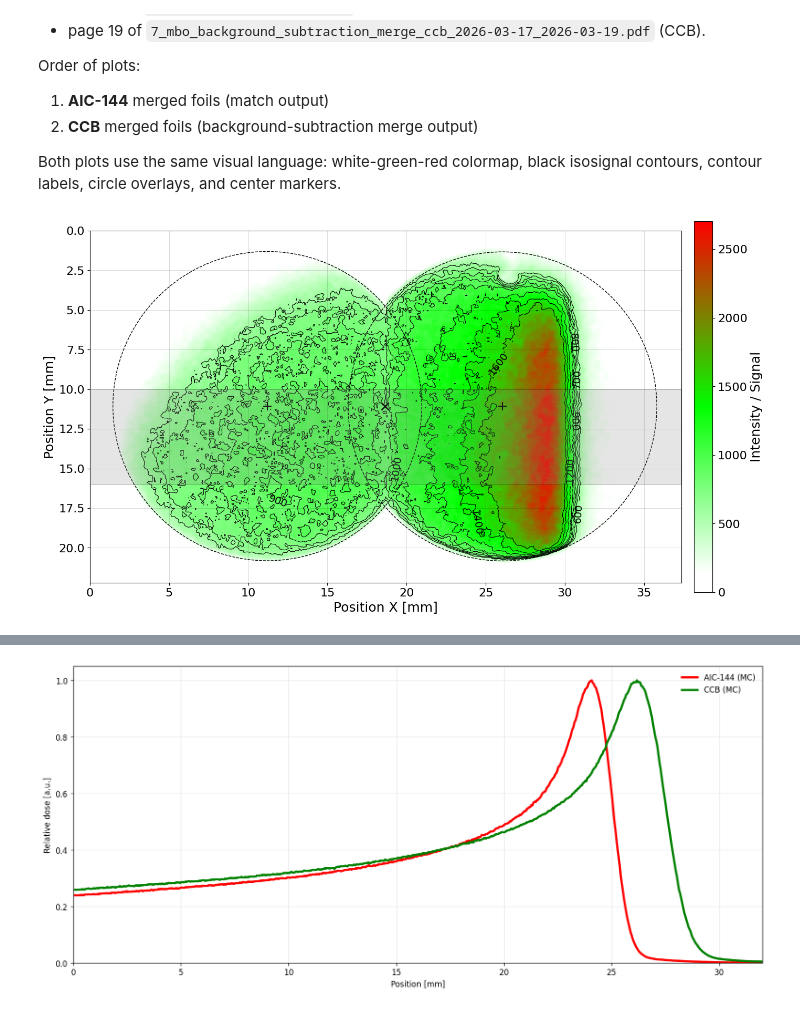
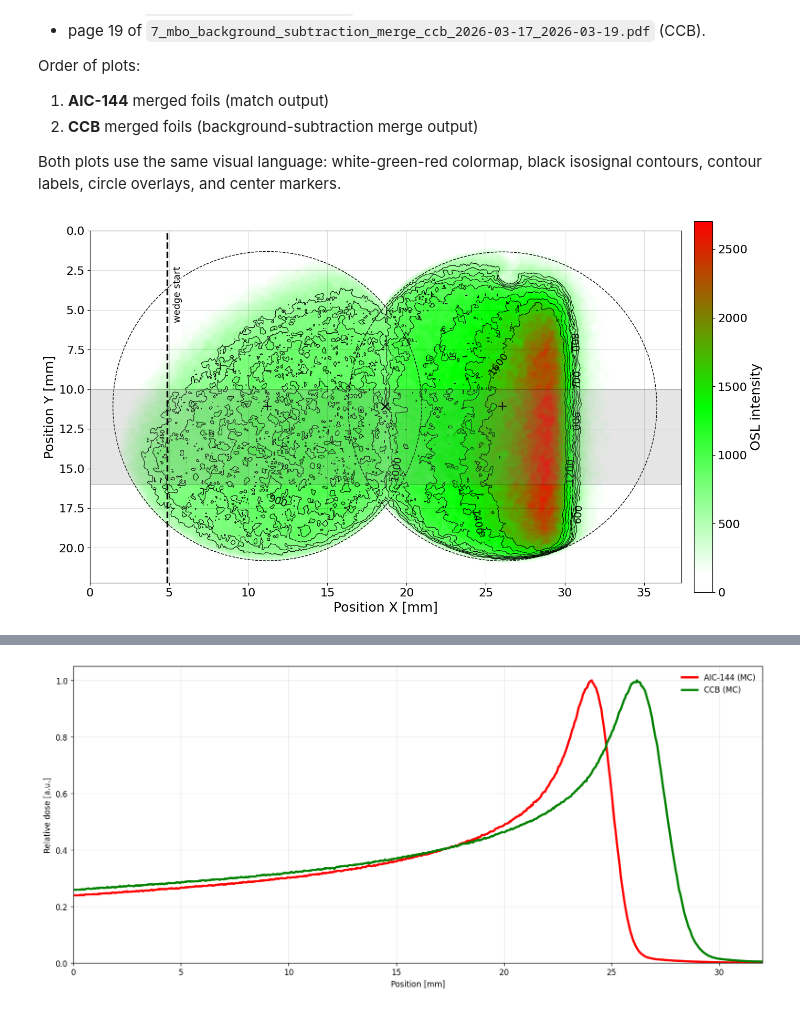
Before and after one commit to grzanka/osl_mb_foils, a Jupyter notebook: notebooks/pub_something_2026/1.4-mbo-2d-dose-aic144-ccb.ipynb, the cells around one changed output, grey strips where cells are left out. Saved outputs shown, nothing was run; the diff lists cells and outputs as text; code cells hidden in the pictures.

```diff
--- a/notebooks/pub_something_2026/1.4-mbo-2d-dose-aic144-ccb.ipynb
+++ b/notebooks/pub_something_2026/1.4-mbo-2d-dose-aic144-ccb.ipynb
@@ -17,6 +17,7 @@ from pathlib import Path
 
 import matplotlib.pyplot as plt
 import numpy as np
+import pandas as pd
 from matplotlib.colors import LinearSegmentedColormap
 from matplotlib.patches import Rectangle
 
@@ -33,7 +34,12 @@ data_root = repo_root / "output" / "pub2026" / "mbo" / "data"
 aic_npz_path = data_root / "merged_foils_1_2.npz"
 ccb_npz_path = data_root / "mbo_bg_sub_merge_ccb_2026-03-17_2026-03-19.npz"
 
-for f in (aic_npz_path, ccb_npz_path):
+# MC profiles used in 1D notebooks for exact distal-90 ranges.
+mc_root = repo_root / "notebooks" / "pub_something_2026" / "mc"
+mc_aic_file = mc_root / "mc_aic144_big.csv"
+mc_ccb_file = mc_root / "mc_ccb_big.csv"
+
+for f in (aic_npz_path, ccb_npz_path, mc_aic_file, mc_ccb_file):
     if not f.exists():
         raise FileNotFoundError(f"Missing input file: {f}")
 
@@ -47,6 +53,9 @@ FIGSIZE = (14, 8)
 PROFILE_STRIPE_Y_MIN_MM = 10.0
 PROFILE_STRIPE_Y_MAX_MM = 16.0
 STRIPE_FILL_ALPHA = 0.20
+
+# Label placement for wedge-start marker.
+WEDGE_START_LABEL_Y_MM = 4.0
 
 # Match the font scale used by 1D plotting notebooks in this directory.
 LABEL_FONTSIZE = 18
@@ -66,6 +75,39 @@ def white_green_red_cmap(white_threshold=0.05):
         ],
     )
 
+def distal_falloff_point(x_mm, y, level=0.9):
+    peak_idx = int(np.nanargmax(y))
+    for idx in range(peak_idx + 1, len(y)):
+        if y[idx] <= level:
+            x0, x1 = x_mm[idx - 1], x_mm[idx]
+            y0, y1 = y[idx - 1], y[idx]
+            if y1 == y0:
+                return float(x1)
+            fraction = (level - y0) / (y1 - y0)
+            return float(x0 + fraction * (x1 - x0))
+    raise ValueError(f"Could not find distal {level:.0%} falloff point.")
+
+def mc_distal_90_from_csv(mc_csv_path):
+    mc_df = pd.read_csv(mc_csv_path).rename(columns={"depth": "x_mm", "dose": "dose_Gy"})
+    mc_df = mc_df[["x_mm", "dose_Gy"]].copy().sort_values("x_mm").reset_index(drop=True)
+    y = mc_df["dose_Gy"].to_numpy(dtype=float)
+    y_rel = y / np.nanmax(y)
+    x = mc_df["x_mm"].to_numpy(dtype=float)
+    return distal_falloff_point(x, y_rel, level=0.9)
+
+def profile_from_stripe(merged_image, px, y_min_mm, y_max_mm):
+    py_min = int(y_min_mm / px)
+    py_max = int(y_max_mm / px)
+    py_min = max(0, min(py_min, merged_image.shape[0] - 1))
+    py_max = max(py_min + 1, min(py_max, merged_image.shape[0]))
+
+    prof_raw = np.nanmean(merged_image[py_min:py_max, :].astype(float), axis=0)
+    prof = np.nan_to_num(prof_raw, nan=0.0)
+    if np.nanmax(prof) > 0:
+        prof = prof / np.nanmax(prof)
+    x_mm = np.arange(merged_image.shape[1]) * px
+    return x_mm, prof
+
 def plot_isosignal_2d(
     merged_image,
     left_circle,
@@ -75,6 +117,7 @@ def plot_isosignal_2d(
     vmax=None,
     stripe_y_min_mm=None,
     stripe_y_max_mm=None,
+    wedge_start_offset_from_r90_mm=None,
 ):
     if vmax is None:
         vmax = float(np.nanpercentile(merged_image, 99.5))
@@ -120,6 +163,36 @@ def plot_isosignal_2d(
             )
             ax.add_patch(stripe)
 
+    if (
+        wedge_start_offset_from_r90_mm is not None
+        and stripe_y_min_mm is not None
+        and stripe_y_max_mm is not None
+    ):
+        profile_x_mm, profile_y = profile_from_stripe(
+            merged_image, px, stripe_y_min_mm, stripe_y_max_mm
+        )
+        r90_mm = distal_falloff_point(profile_x_mm, profile_y, level=0.9)
+        wedge_start_x_mm = r90_mm - wedge_start_offset_from_r90_mm
+        ax.axvline(
+            wedge_start_x_mm,
+            color="black",
+            linestyle="--",
+            linewidth=2.4,
+            zorder=7,
+        )
+        ax.text(
+            wedge_start_x_mm + 0.35,
+            WEDGE_START_LABEL_Y_MM,
+            "wedge start",
+            rotation=90,
+            va="center",
+            ha="left",
+            fontsize=13,
+            color="black",
+            bbox={"facecolor": "white", "edgecolor": "none", "alpha": 0.65, "pad": 2.0},
+            zorder=8,
+        )
+
     for cx, cy, r in (left_circle, right_circle):
         ax.add_patch(plt.Circle((cx * px, cy * px), r * px, color="black", fill=False, lw=1, ls="--"))
         ax.plot(cx * px, cy * px, "k+", ms=12, mew=1.5)
@@ -134,44 +207,49 @@ def plot_isosignal_2d(
     ax.grid(True, color="k", alpha=0.2, lw=0.5)
 
     cbar = fig.colorbar(im, ax=ax, fraction=0.03, pad=0.02)
-    cbar.set_label("Intensity / Signal", fontsize=COLORBAR_LABEL_FONTSIZE)
+    cbar.set_label("OSL intensity", fontsize=COLORBAR_LABEL_FONTSIZE)
     cbar.ax.tick_params(labelsize=COLORBAR_TICK_FONTSIZE)
 
     fig.tight_layout()
     return fig
+
+# Distal 90% points from exact MC simulations used in 1D notebooks.
+mc_aic_r90_mm = mc_distal_90_from_csv(mc_aic_file)
+mc_ccb_r90_mm = mc_distal_90_from_csv(mc_ccb_file)
 
 # ------------------------------------------------------------------
 # 1) AIC-144 (first)
 # ------------------------------------------------------------------
 aic_npz = np.load(aic_npz_path)
 aic_img = aic_npz["merged_image_opt"].astype(float)
 aic_px = float(aic_npz["pixel_size_mm"])
 aic_left_circle = (
     float(aic_npz["left_circle_opt_x"]),
     float(aic_npz["left_circle_opt_y"]),
     float(aic_npz["left_circle_opt_r"]),
 )
 aic_right_circle = (
     float(aic_npz["right_circle_opt_x"]),
     float(aic_npz["right_circle_opt_y"]),
     float(aic_npz["right_circle_opt_r"]),
 )
 aic_vmax = float(np.nanmax(aic_img))
 
 fig_aic = plot_isosignal_2d(
     aic_img,
     aic_left_circle,
     aic_right_circle,
     aic_px,
     contour_levels=AIC_CONTOUR_LEVELS,
     vmax=aic_vmax,
     stripe_y_min_mm=PROFILE_STRIPE_Y_MIN_MM,
     stripe_y_max_mm=PROFILE_STRIPE_Y_MAX_MM,
+    wedge_start_offset_from_r90_mm=mc_aic_r90_mm,
 )
 plt.show()
 
 print(f"Loaded AIC NPZ: {aic_npz_path}")
-print(f"AIC image shape: {aic_img.shape}, vmax={aic_vmax:.1f}")
+print(f"AIC image shape: {aic_img.shape}, vmax={aic_vmax:.1f}, MC R90={mc_aic_r90_mm:.3f} mm")
 # %% [output]
-[figure, old version]
+[figure, new version]
 Loaded AIC NPZ: /home/grzanka/workspace/osl_mb_foils/output/pub2026/mbo/data/merged_foils_1_2.npz
```
Also changed, not shown: parts of 2 cells of this notebook, 6 other files.
